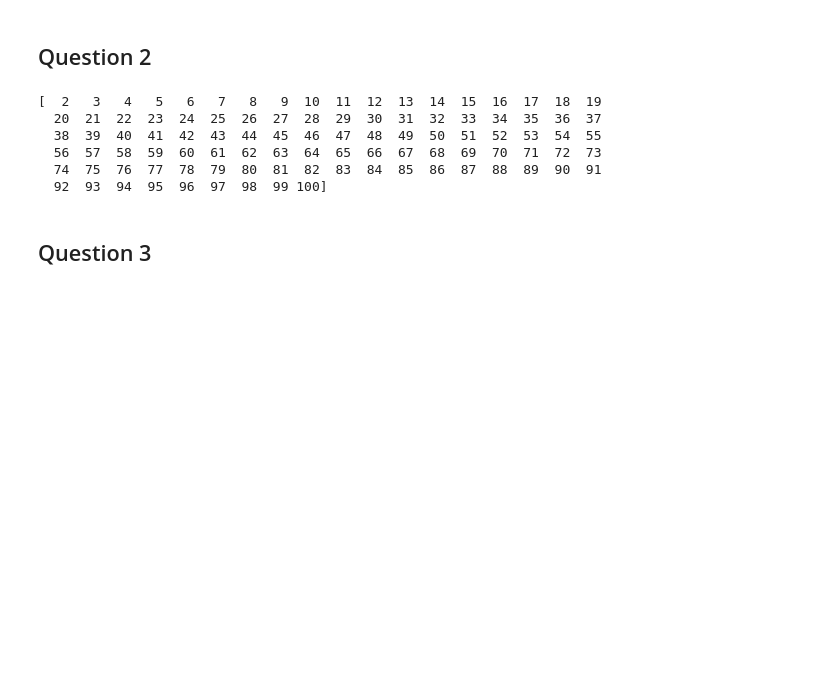
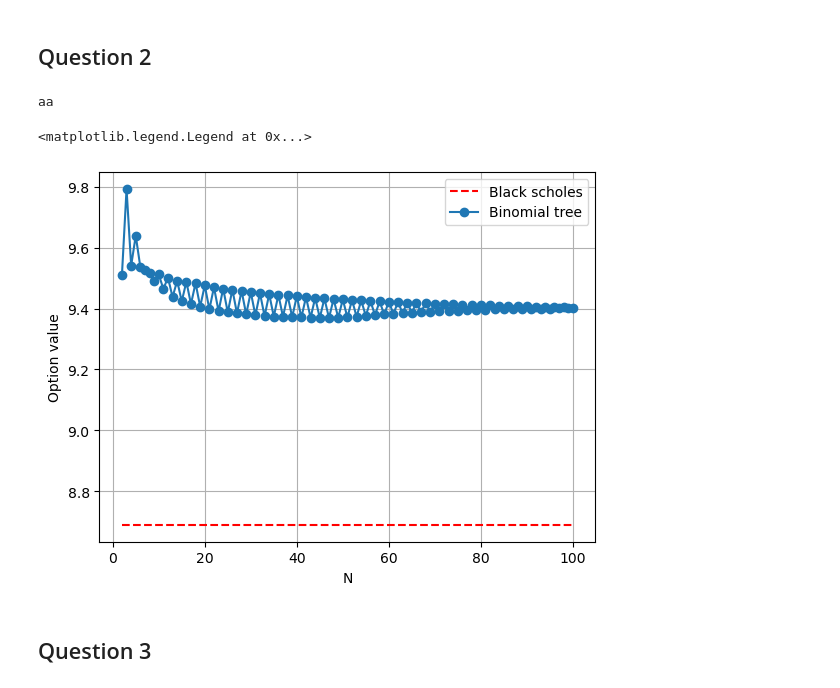
Before and after one commit to JuanSandalinas/Stochastic-Calculus, a Jupyter notebook: binomial.ipynb, the cells around one changed output. Cells and saved outputs as stored; diff of their text form; code cells hidden in the pictures; blank space fills up the shorter version.

```diff
--- a/binomial.ipynb
+++ b/binomial.ipynb
@@ -228,10 +130,7 @@ puts_df.sort_values('strike', inplace=True)
 puts_df.reset_index(drop=True, inplace=True)
 
 print(f'Last Traded Price of put option with Expiry: {puts_df.loc[0,"ExpirationDate"]}, Strike price: ${puts_df.loc[0,"strike"]}, and Open Interest: {puts_df.loc[0,"openInterest"]} is ${puts_df.loc[0,"lastPrice"]}')
+K = puts_df.loc[0,"strike"]
+S = aapl_data['Close'].iloc[-1]
 # %% [output]
 Last Traded Price of put option with Expiry: 2024-09-20, Strike price: $175.0, and Open Interest: 30243 is $11.28
-# %%
-S =
-K = puts_df.loc[0,"strike"]
-vol =
-T =
@@ -265,33 +166,34 @@ aapl_data['Log Returns'].dropna(inplace=True)
 sigma = round(aapl_data['Log Returns'].std() * np.sqrt(252),2)
 aapl_data.to_csv('AAPL_historical_data.csv')
 print(f"Volatility: {sigma}")
+vol = sigma
 # %% [output]
 Volatility: 0.19
 # %% [markdown]
 ## Question 2
 # %%
-def question_2(S,r,vol,T,Ns,K):
-    binomial_trees = np.vectorize(Binomial_Tree,excluded= 'S','r','vol','T', 'K')(S,r,vol,T,Ns,K)
-    black_scholes = Black_scholes(S,r,vol, T,5, K)
-    bs = black_scholes.ex_Vt[0]
-    values = np.vectorize(lambda x: x.v_tree_european_put[0,0])(binary_trees)
+def question_2(S,r,vol,T,Ns,K, option = 'European'):
+    binomial_trees = np.vectorize(Binomial_Tree,excluded= ['S','r','vol','T', 'K'])(S,r,vol,T,Ns,K)
+    bs= black_scholes(S,r,vol, T, K)
+
+    if option == 'European':
+        values = np.vectorize(lambda x: x.v_tree_european_put[0,0])(binomial_trees)
+    else:
+        values = np.vectorize(lambda x: x.v_tree_american_put[0,0])(binomial_trees)
     return values,bs
 # %%
 Ns = np.linspace(2,100, num = 99, dtype = int)
 values, bs = question_2(S,r,vol,T,Ns,K)
-plt.plot(Ns,np.full(len(Ns),v_black_scholes), linestyle='--' ,label = "Black scholes", color = 'red')
-plt.plot(Ns, v_binary_trees, marker = 'o' label = "Binomial tree")
+plt.plot(Ns,np.full(len(Ns),bs), linestyle='--' ,label = "Black scholes", color = 'red')
+plt.plot(Ns, values, marker = 'o' ,label = "Binomial tree")
 plt.xlabel('N')
 plt.ylabel('Option value')
 plt.grid(True)
 plt.legend()
 # %% [output]
-[  2   3   4   5   6   7   8   9  10  11  12  13  14  15  16  17  18  19
-  20  21  22  23  24  25  26  27  28  29  30  31  32  33  34  35  36  37
-  38  39  40  41  42  43  44  45  46  47  48  49  50  51  52  53  54  55
-  56  57  58  59  60  61  62  63  64  65  66  67  68  69  70  71  72  73
-  74  75  76  77  78  79  80  81  82  83  84  85  86  87  88  89  90  91
-  92  93  94  95  96  97  98  99 100]
+aa
+<matplotlib.legend.Legend at 0x...>
+[figure, added]
 # %% [markdown]
 ## Question 3
 # %%
```
Also changed, not shown: parts of 12 cells of this notebook, 2 other files.
